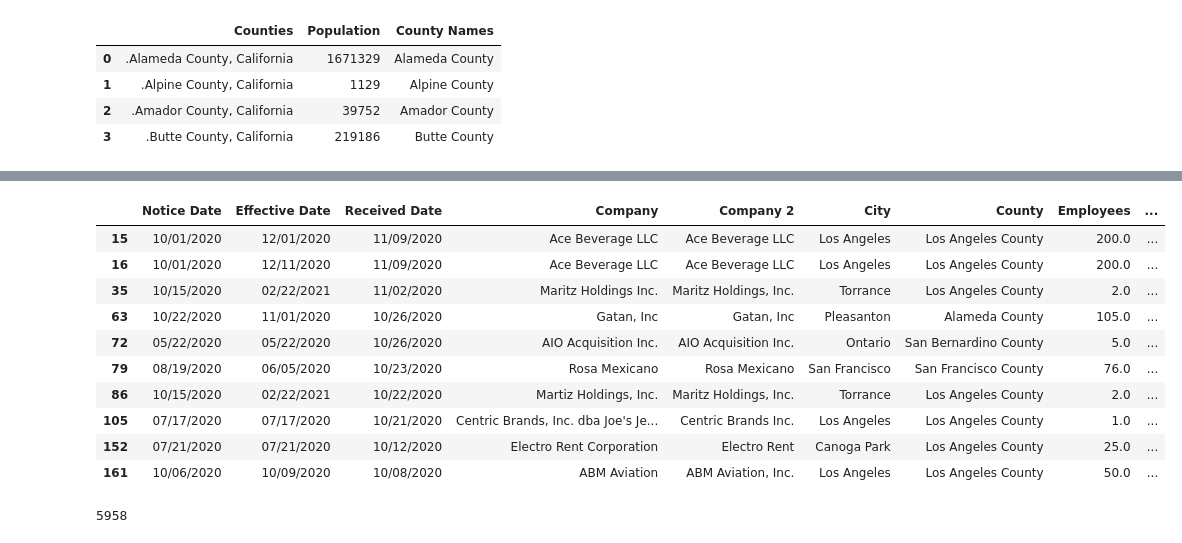
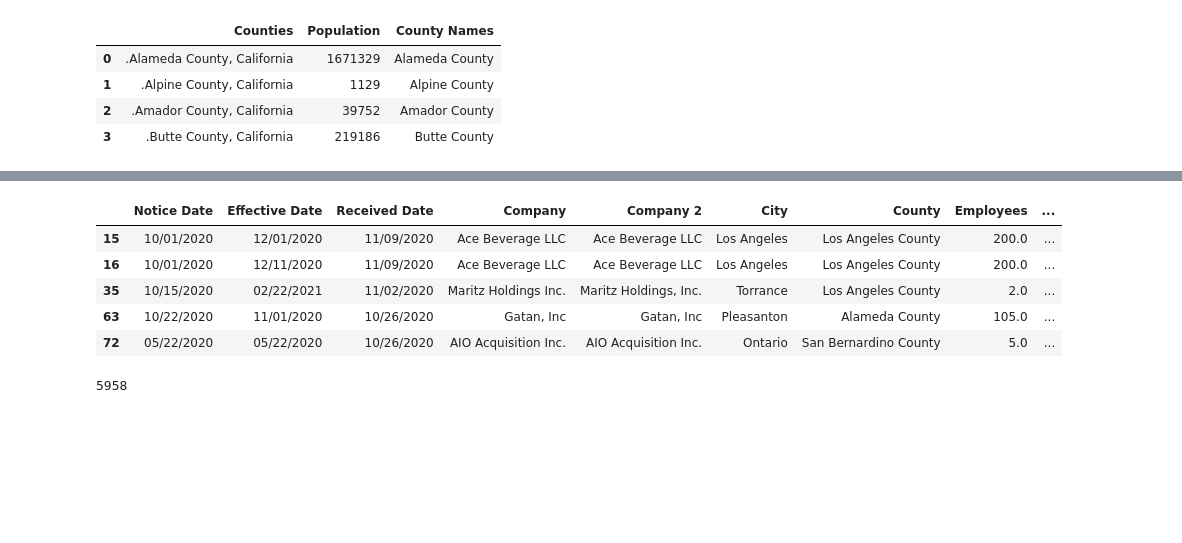
Before and after one commit to biglocalnews/WARN_Cali_analysis, a Jupyter notebook: hardest_hit/hard_hit_clean_city.ipynb, the cells around one changed output, grey strips where cells are left out. Saved outputs shown, nothing was run; the diff lists cells and outputs as text; code cells hidden in the pictures; blank space fills up the shorter version.

```diff
--- a/hardest_hit/hard_hit_clean_city.ipynb
+++ b/hardest_hit/hard_hit_clean_city.ipynb
@@ -231,20 +231,15 @@ cali_merge.head()
 # %%
 # pd.options.display.max_rows = 999
 dupes = cali_merge[cali_merge[['Company 2', 'City 2', 'County', 'Employees', 'Year']].duplicated(keep=False)]
 dupes.sort_values(by='Company 2', ascending=True)
-dupes.head(10)
+dupes.head()
 # %% [output]
 |  | Notice Date | Effective Date | Received Date | Company | Company 2 | City | County | Employees | ... |
 | 15 | 10/01/2020 | 12/01/2020 | 11/09/2020 | Ace Beverage LLC | Ace Beverage LLC | Los Angeles | Los Angeles County | 200.0 | ... |
 | 16 | 10/01/2020 | 12/11/2020 | 11/09/2020 | Ace Beverage LLC | Ace Beverage LLC | Los Angeles | Los Angeles County | 200.0 | ... |
 | 35 | 10/15/2020 | 02/22/2021 | 11/02/2020 | Maritz Holdings Inc. | Maritz Holdings, Inc. | Torrance | Los Angeles County | 2.0 | ... |
 | 63 | 10/22/2020 | 11/01/2020 | 10/26/2020 | Gatan, Inc | Gatan, Inc | Pleasanton | Alameda County | 105.0 | ... |
 | 72 | 05/22/2020 | 05/22/2020 | 10/26/2020 | AIO Acquisition Inc. | AIO Acquisition Inc. | Ontario | San Bernardino County | 5.0 | ... |
-| 79 | 08/19/2020 | 06/05/2020 | 10/23/2020 | Rosa Mexicano | Rosa Mexicano | San Francisco | San Francisco County | 76.0 | ... |
-| 86 | 10/15/2020 | 02/22/2021 | 10/22/2020 | Martiz Holdings, Inc. | Maritz Holdings, Inc. | Torrance | Los Angeles County | 2.0 | ... |
-| 105 | 07/17/2020 | 07/17/2020 | 10/21/2020 | Centric Brands, Inc. dba Joe's Je... | Centric Brands Inc. | Los Angeles | Los Angeles County | 1.0 | ... |
-| 152 | 07/21/2020 | 07/21/2020 | 10/12/2020 | Electro Rent Corporation | Electro Rent | Canoga Park | Los Angeles County | 25.0 | ... |
-| 161 | 10/06/2020 | 10/09/2020 | 10/08/2020 | ABM Aviation | ABM Aviation, Inc. | Los Angeles | Los Angeles County | 50.0 | ... |
 # %%
 ## Creates DataFrame without the duplicate data, which means we will be undercounting. But all we need to do is state that.
 
```
Also changed, not shown: parts of 2 cells of this notebook, 1 other file.
